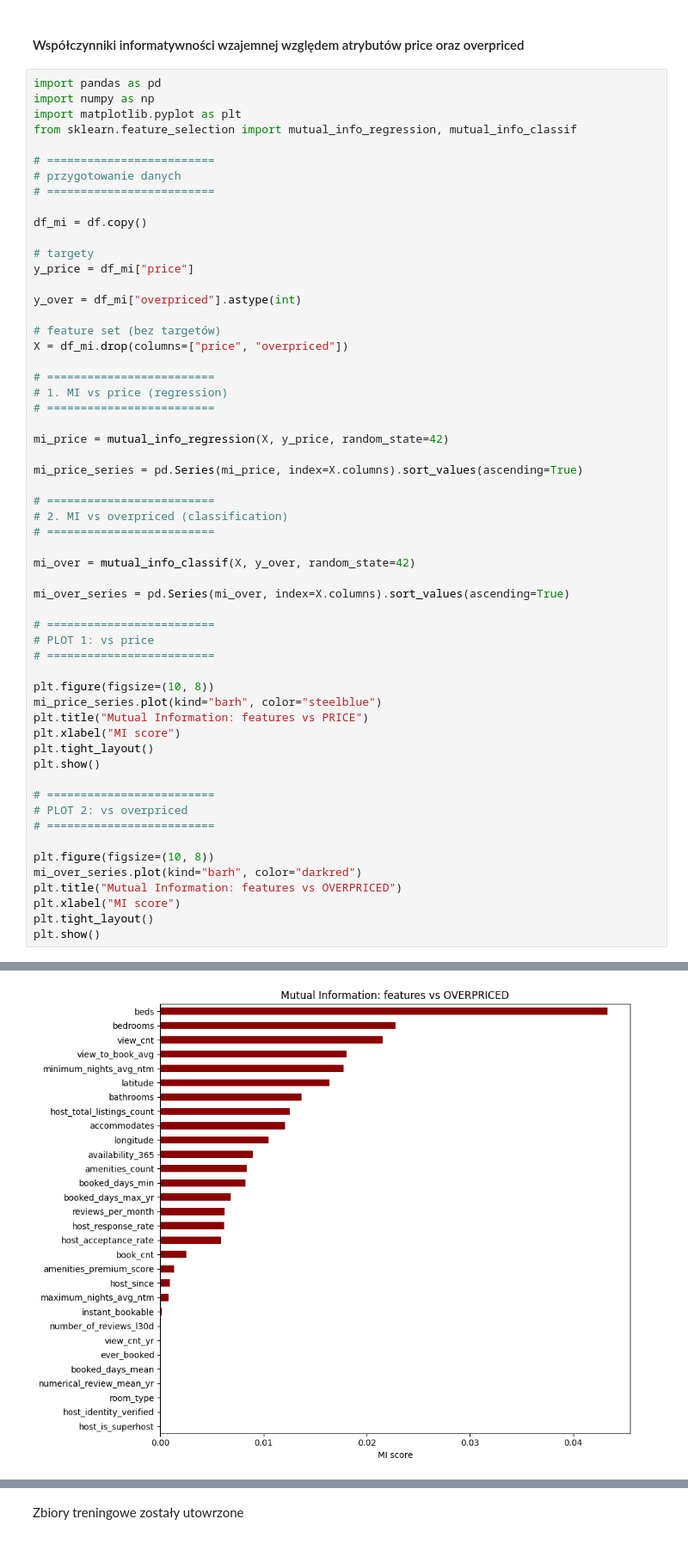
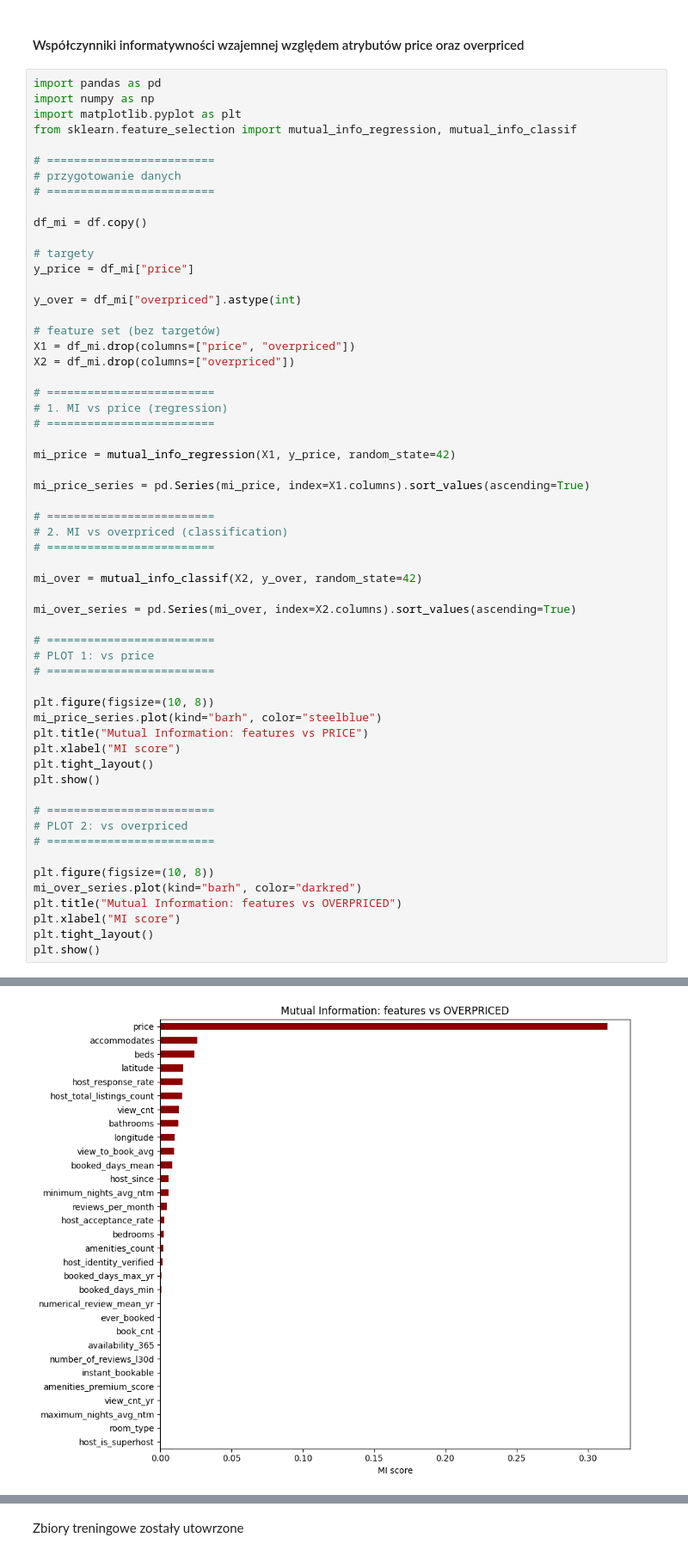
Before and after one commit to RI88Z/nocarz-price-anomaly-detector, a Jupyter notebook: transformation.ipynb, the cells around one changed output, grey strips where cells are left out. Shown at 86% size. Saved outputs shown, nothing was run; the diff lists cells and outputs as text.

```diff
--- a/transformation.ipynb
+++ b/transformation.ipynb
@@ -1500,48 +1514,49 @@ y_price = df_mi["price"]
 y_over = df_mi["overpriced"].astype(int)
 
 # feature set (bez targetów)
-X = df_mi.drop(columns=["price", "overpriced"])
+X1 = df_mi.drop(columns=["price", "overpriced"])
+X2 = df_mi.drop(columns=["overpriced"])
 
 # =========================
 # 1. MI vs price (regression)
 # =========================
 
-mi_price = mutual_info_regression(X, y_price, random_state=42)
+mi_price = mutual_info_regression(X1, y_price, random_state=42)
 
-mi_price_series = pd.Series(mi_price, index=X.columns).sort_values(ascending=True)
+mi_price_series = pd.Series(mi_price, index=X1.columns).sort_values(ascending=True)
 
 # =========================
 # 2. MI vs overpriced (classification)
 # =========================
 
-mi_over = mutual_info_classif(X, y_over, random_state=42)
+mi_over = mutual_info_classif(X2, y_over, random_state=42)
 
-mi_over_series = pd.Series(mi_over, index=X.columns).sort_values(ascending=True)
+mi_over_series = pd.Series(mi_over, index=X2.columns).sort_values(ascending=True)
 
 # =========================
 # PLOT 1: vs price
 # =========================
 
 plt.figure(figsize=(10, 8))
 mi_price_series.plot(kind="barh", color="steelblue")
 plt.title("Mutual Information: features vs PRICE")
 plt.xlabel("MI score")
 plt.tight_layout()
 plt.show()
 
 # =========================
 # PLOT 2: vs overpriced
 # =========================
 
 plt.figure(figsize=(10, 8))
 mi_over_series.plot(kind="barh", color="darkred")
 plt.title("Mutual Information: features vs OVERPRICED")
 plt.xlabel("MI score")
 plt.tight_layout()
 plt.show()
 # %% [output]
 [figure]
-[figure, old version]
+[figure, new version]
 # %% [markdown]
 #### Końcowe zbiory danych
 
```
Also changed, not shown: parts of 1 cell of this notebook, 2 other files.
